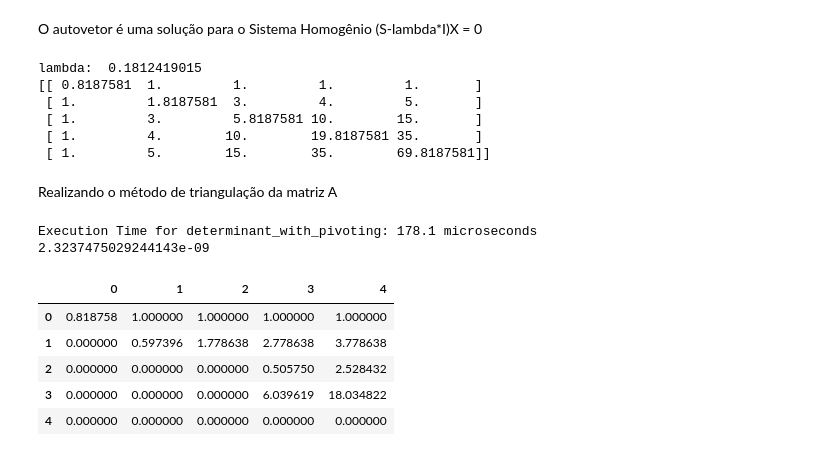
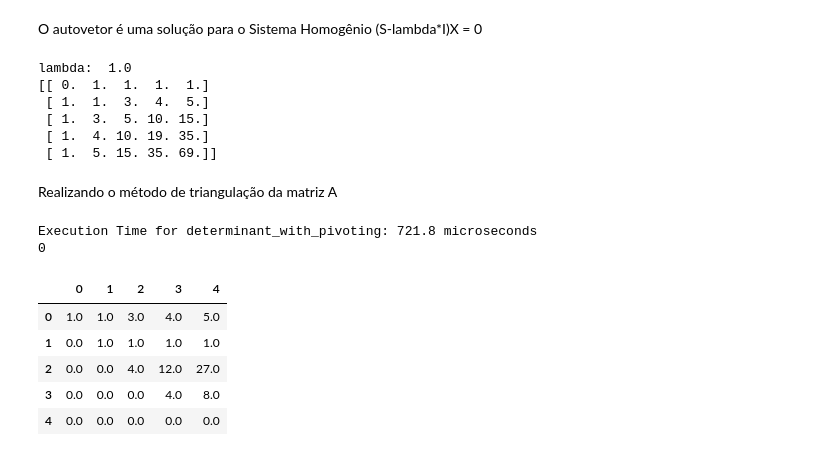
Before and after one commit to davibelo/EQE703_trabalho_1, a Jupyter notebook: respostas.ipynb, the cells around one changed output. Saved outputs shown, nothing was run; the diff lists cells and outputs as text; code cells hidden in the pictures.

```diff
--- a/respostas.ipynb
+++ b/respostas.ipynb
@@ -339,33 +321,32 @@ Roots found in ascending order: [0.0108353591, 0.1812419015, 1.0, 5.5174879093,
 # %% [markdown]
 O autovetor é uma solução para o Sistema Homogênio (S-lambda*I)X = 0 <br>
 # %%
-lambd = float(sorted_eigenvalues[1])
+lambd = float(sorted_eigenvalues[2])
 print('lambda: ',lambd)
 I = np.eye(S.shape[0])
 A_ = S-lambd*I
 print(A_)
 # %% [output]
-lambda:  0.1812419015
-[[ 0.8187581  1.         1.         1.         1.       ]
- [ 1.         1.8187581  3.         4.         5.       ]
- [ 1.         3.         5.8187581 10.        15.       ]
- [ 1.         4.        10.        19.8187581 35.       ]
- [ 1.         5.        15.        35.        69.8187581]]
+lambda:  1.0
+[[ 0.  1.  1.  1.  1.]
+ [ 1.  1.  3.  4.  5.]
+ [ 1.  3.  5. 10. 15.]
+ [ 1.  4. 10. 19. 35.]
+ [ 1.  5. 15. 35. 69.]]
 # %% [markdown]
 Realizando o método de triangulação da matriz A
 # %%
 d, m = determinant_with_pivoting(A_)
 print(d)
-m = set_zero_if_below_tolerance(m)
 display_as_dataframe(m)
 # %% [output]
-Execution Time for determinant_with_pivoting: 178.1 microseconds
-2.3237475029244143e-09
+Execution Time for determinant_with_pivoting: 721.8 microseconds
+0
 |  | 0 | 1 | 2 | 3 | 4 |
-| 0 | 0.818758 | 1.000000 | 1.000000 | 1.000000 | 1.000000 |
-| 1 | 0.000000 | 0.597396 | 1.778638 | 2.778638 | 3.778638 |
-| 2 | 0.000000 | 0.000000 | 0.000000 | 0.505750 | 2.528432 |
-| 3 | 0.000000 | 0.000000 | 0.000000 | 6.039619 | 18.034822 |
-| 4 | 0.000000 | 0.000000 | 0.000000 | 0.000000 | 0.000000 |
+| 0 | 1.0 | 1.0 | 3.0 | 4.0 | 5.0 |
+| 1 | 0.0 | 1.0 | 1.0 | 1.0 | 1.0 |
+| 2 | 0.0 | 0.0 | 4.0 | 12.0 | 27.0 |
+| 3 | 0.0 | 0.0 | 0.0 | 4.0 | 8.0 |
+| 4 | 0.0 | 0.0 | 0.0 | 0.0 | 0.0 |
 # %%
 # as solucoes desse sistema é o autovetor referente aquele autovalor escolhido,
```
Also changed, not shown: parts of 10 cells of this notebook, 1 other file.
